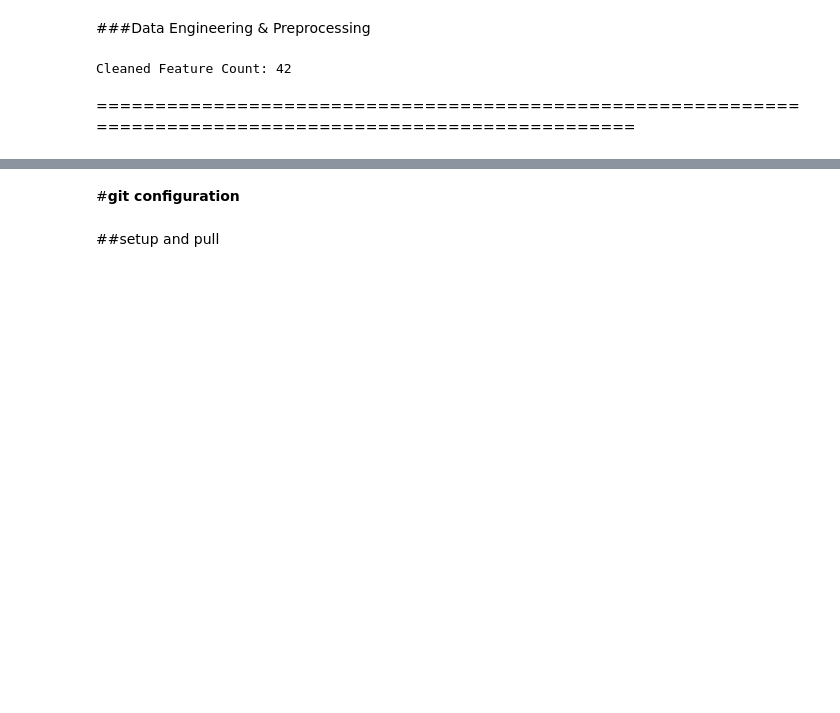
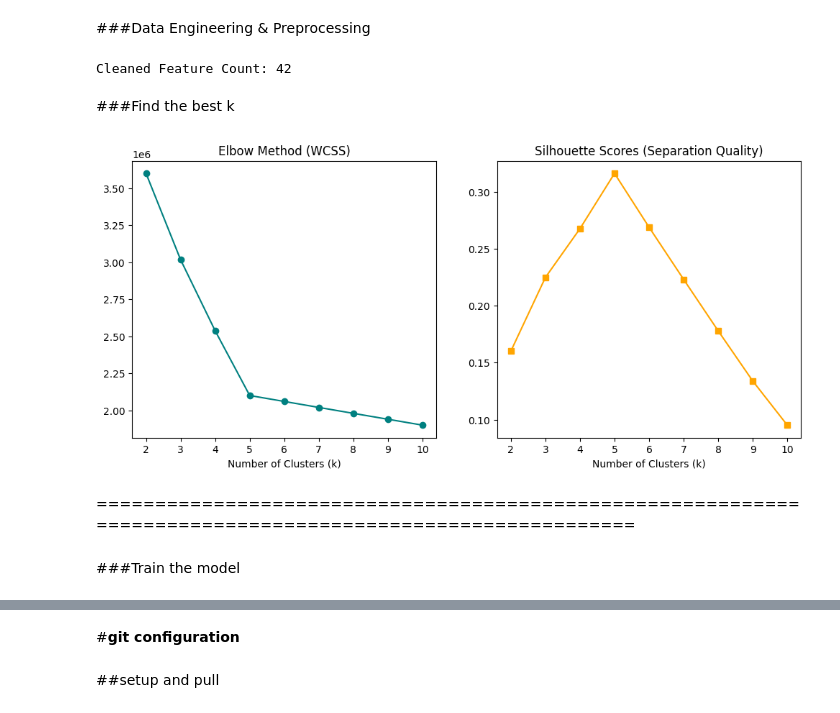
Before and after one commit to praveentecsl/High-Engagement-Content-Classification-model, a Jupyter notebook: SocialMedia_engagement.ipynb, the cells around one changed output, grey strips where cells are left out. Saved outputs shown, nothing was run; the diff lists cells and outputs as text; code cells hidden in the pictures; blank space fills up the shorter version.

Commit message:
find the best k

```diff
--- a/SocialMedia_engagement.ipynb
+++ b/SocialMedia_engagement.ipynb
@@ -43,5 +44,38 @@ X_scaled = scaler.fit_transform(X_final)
 print(f"Cleaned Feature Count: {X_final.shape[1]}") # This should now be a small, healthy number
 # %% [output]
 Cleaned Feature Count: 42
+# %% [markdown]
+###Find the best k
+# %%
+from sklearn.cluster import KMeans
+from sklearn.metrics import silhouette_score
+
+wcss = []
+silhouette_avg = []
+k_range = range(2, 11) # Silhouette requires at least 2 clusters
+
+for k in k_range:
+    kmeans = KMeans(n_clusters=k, init='k-means++', max_iter=300, n_init=10, random_state=42)
+    kmeans.fit(X_scaled)
+    wcss.append(kmeans.inertia_)
+    silhouette_avg.append(silhouette_score(X_scaled, kmeans.labels_))
+
+# Plotting the Elbow Method
+plt.figure(figsize=(12, 5))
+plt.subplot(1, 2, 1)
+plt.plot(range(2, 11), wcss, marker='o', color='teal')
+plt.title('Elbow Method (WCSS)')
+plt.xlabel('Number of Clusters (k)')
+
+# Plotting Silhouette Scores
+plt.subplot(1, 2, 2)
+plt.plot(k_range, silhouette_avg, marker='s', color='orange')
+plt.title('Silhouette Scores (Separation Quality)')
+plt.xlabel('Number of Clusters (k)')
+plt.show()
+# %% [output]
+[figure, added]
 # %% [markdown]
 ==========================================================================================================
+# %% [markdown]
+###Train the model
```
Also changed, not shown: parts of 7 cells of this notebook.
